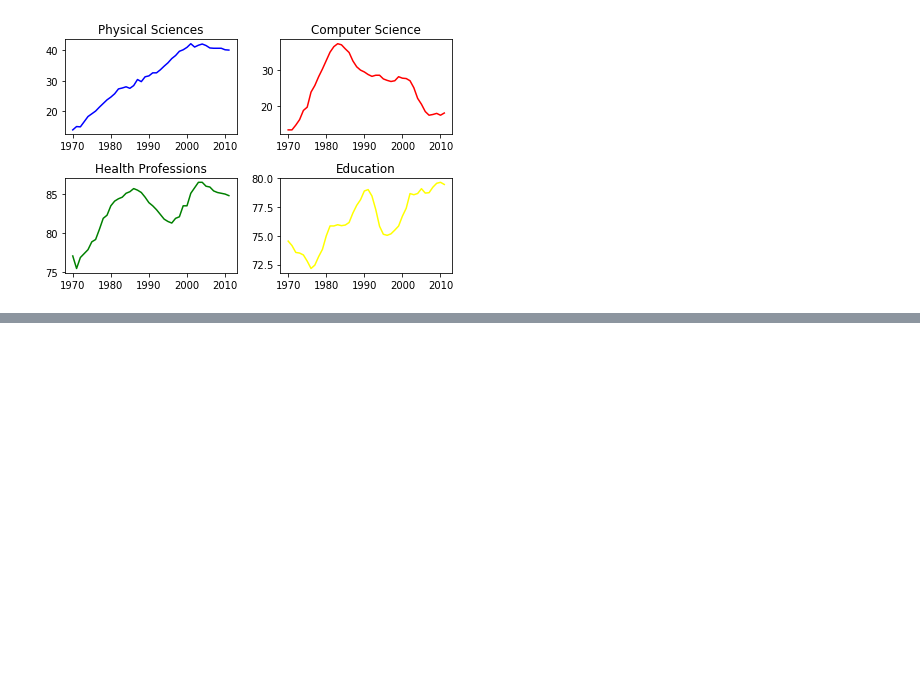
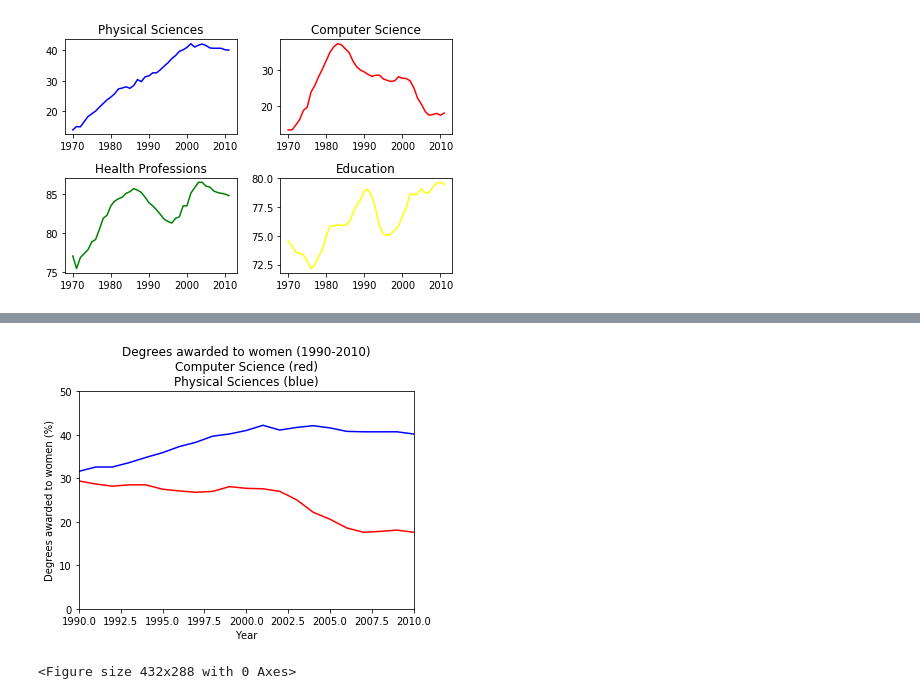
Before and after one commit to jicksy/data-visualization-with-python, a Jupyter notebook: customizing-plots/customizing_plots.ipynb, the cells around one changed output, grey strips where cells are left out. Saved outputs shown, nothing was run; the diff lists cells and outputs as text; code cells hidden in the pictures; blank space fills up the shorter version.

Commit message:
customizing-plots

```diff
--- a/customizing-plots/customizing_plots.ipynb
+++ b/customizing-plots/customizing_plots.ipynb
@@ -130,0 +135,23 @@ plt.show()
+# %%
+# Plot the % of degrees awarded to women in Computer Science and the Physical Sciences
+plt.plot(year,computer_science, color='red')
+plt.plot(year, physical_sciences, color='blue')
+
+# Add the axis labels
+plt.xlabel('Year')
+plt.ylabel('Degrees awarded to women (%)')
+
+# Set the x-axis range
+plt.xlim([1990,2010])
+# Set the y-axis range
+plt.ylim((0,50))
+
+# Add a title and display the plot
+plt.title('Degrees awarded to women (1990-2010)\nComputer Science (red)\nPhysical Sciences (blue)')
+plt.show()
+
+# Save the image as 'xlim_and_ylim.png'
+plt.savefig('xlim_and_ylim.png')
+# %% [output]
+[figure, added]
+<Figure size 432x288 with 0 Axes>
```
Also changed, not shown: parts of 2 cells of this notebook.
